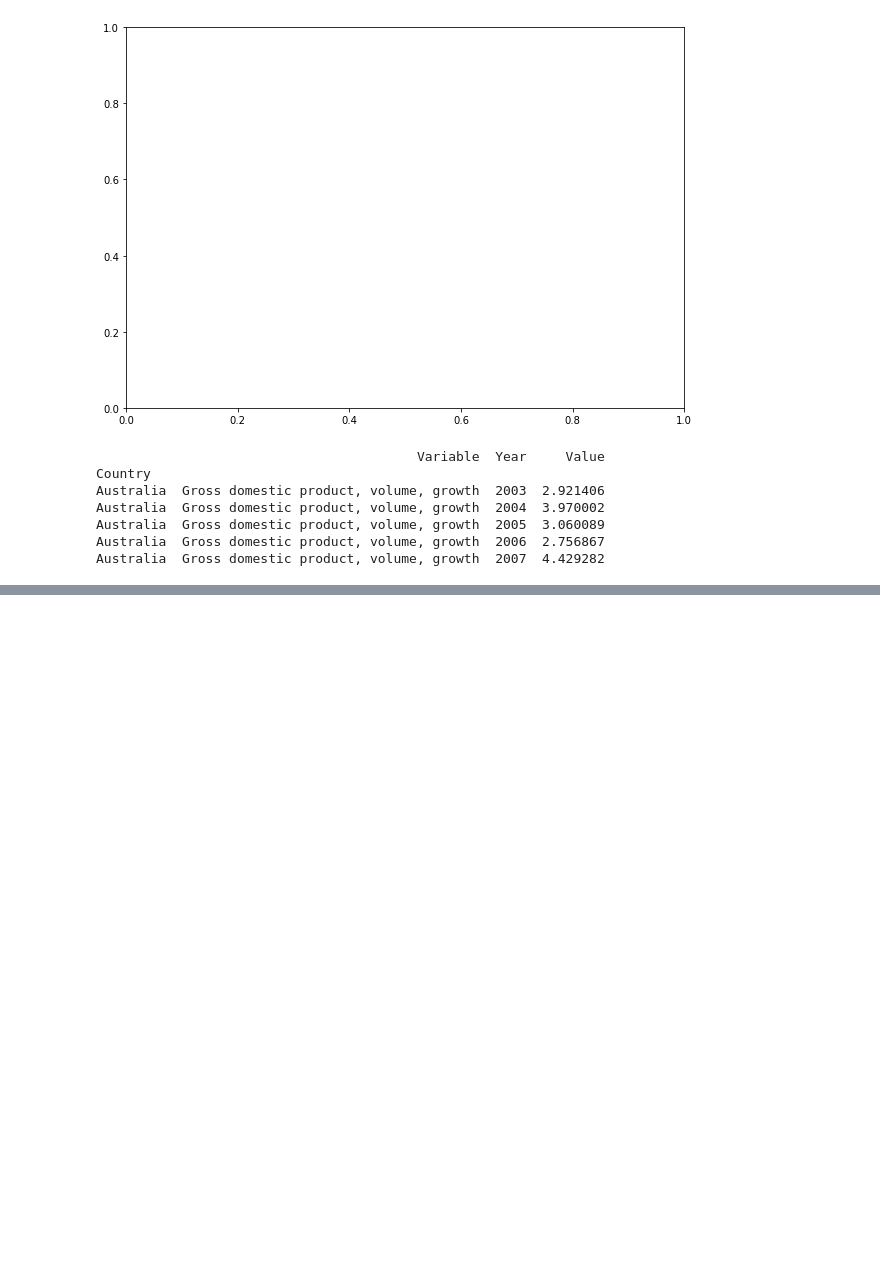
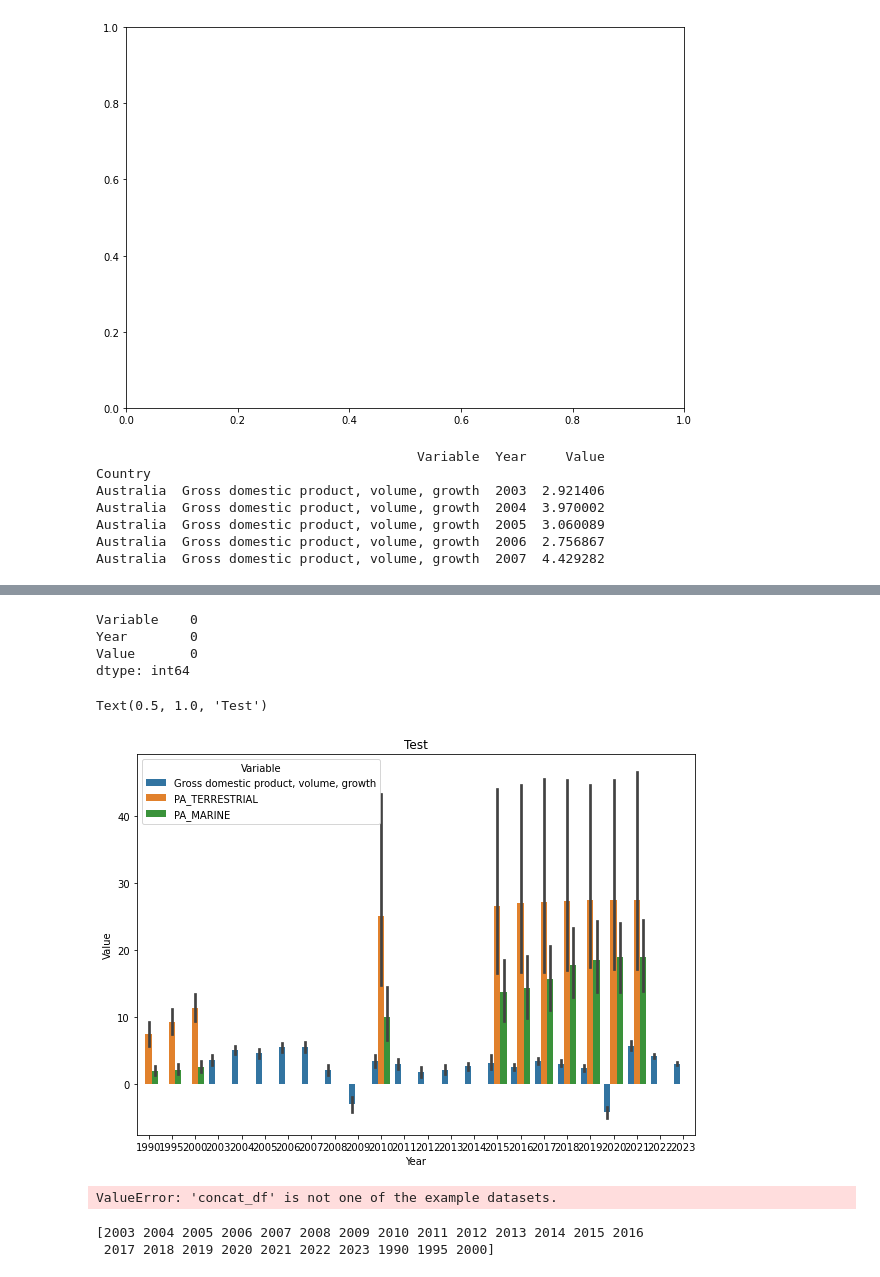
Before and after one commit to BoSuto/Data-analysis-for-business-March-2022-, a Jupyter notebook: Population, Economics & Green Growth.ipynb, the cells around one changed output, grey strips where cells are left out. Drawn from its saved outputs; the diff is of its cells as text; code cells hidden in the pictures; blank space fills up the shorter version.

Commit message:
concat DF variations

```diff
--- a/Population, Economics & Green Growth.ipynb
+++ b/Population, Economics & Green Growth.ipynb
@@ -888,7 +888,7 @@ plt.title('Test')
 ValueError: Could not interpret input 'Green Value'
 [figure]
 # %%
-concat_df = pd.concat([economic,dropcolumns_green_final, historical])
+concat_df = pd.concat([economic,dropcolumns_green_final,])
 print(concat_df.head())
 # %% [output]
                                          Variable  Year     Value
@@ -969,0 +914,26 @@ plt.show()
+# %%
+missing_values_concat_df = concat_df.isnull().sum()
+print(missing_values_concat_df[:])
+# %% [output]
+Variable    0
+Year        0
+Value       0
+dtype: int64
+# %%
+fig, ax = plt.subplots(figsize=(10,7))
+sns.barplot(data=concat_df, y='Value', x='Year', hue='Variable')
+plt.title('Test')
+# %% [output]
+Text(0.5, 1.0, 'Test')
+[figure, added]
+# %%
+concat_df = sns.load_dataset('concat_df')
+sns.pairplot(concat_df, hue='Variable')
+# %% [output]
+ValueError: 'concat_df' is not one of the example datasets.
+# %%
+concat_df_unique = concat_df["Year"].unique()
+print(concat_df_unique)
+# %% [output]
+[2003 2004 2005 2006 2007 2008 2009 2010 2011 2012 2013 2014 2015 2016
+ 2017 2018 2019 2020 2021 2022 2023 1990 1995 2000]
```
Also changed, not shown: parts of 17 cells of this notebook.
